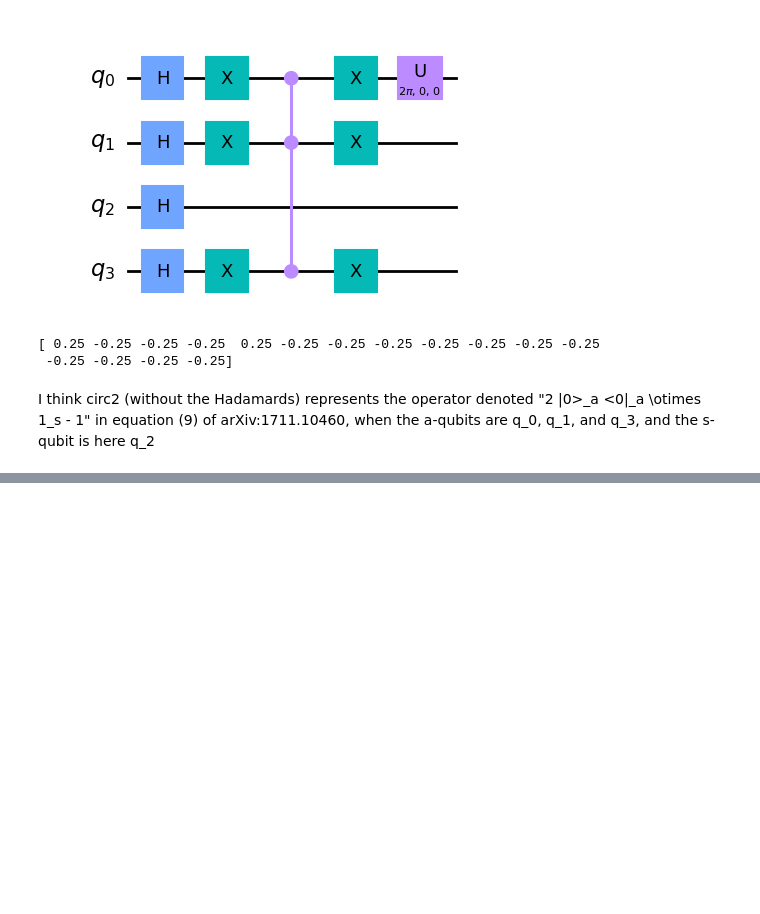
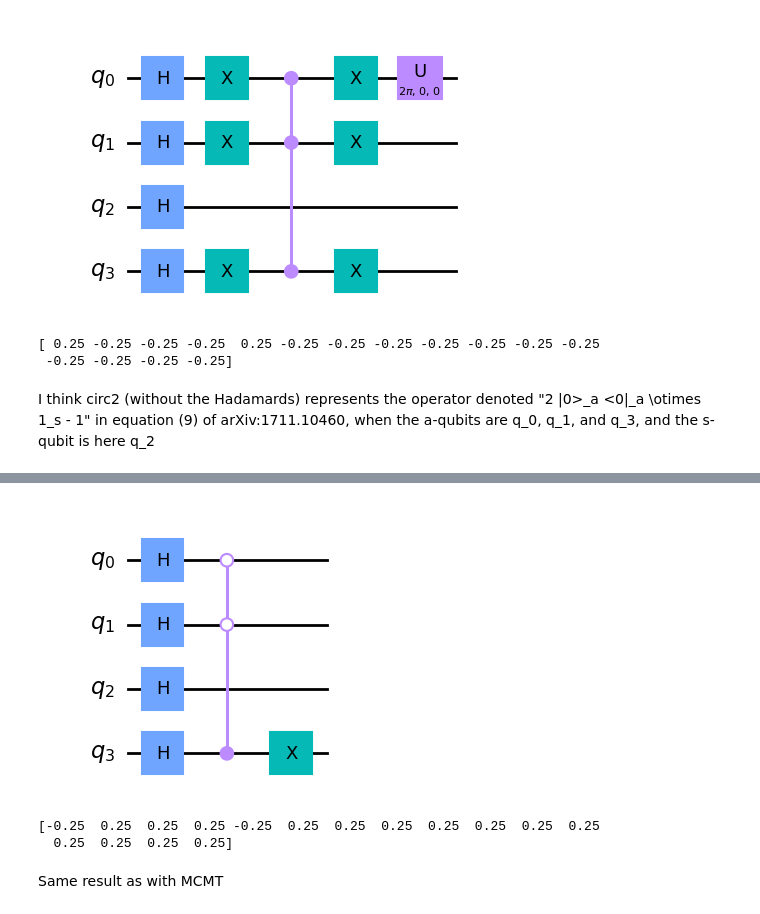
Before and after one commit to galatius/BlockEncoding, a Jupyter notebook: practice.ipynb, the cells around one changed output, grey strips where cells are left out. Saved outputs shown, nothing was run; the diff lists cells and outputs as text; code cells hidden in the pictures; blank space fills up the shorter version.

```diff
--- a/practice.ipynb
+++ b/practice.ipynb
@@ -100,0 +121,15 @@ I think circ2 (without the Hadamards) represents the operator denoted "2 |0>_a <
+# %%
+circ3.x(qubit=3)
+circ3.draw(output='mpl')
+# %% [output]
+[figure, added]
+# %%
+job = backend.run(circ3.decompose().decompose())
+result = job.result()
+statevector_result = np.real_if_close(np.array(result.data()['statevector']))
+print(statevector_result)
+# %% [output]
+[-0.25  0.25  0.25  0.25 -0.25  0.25  0.25  0.25  0.25  0.25  0.25  0.25
+  0.25  0.25  0.25  0.25]
+# %% [markdown]
+Same result as with MCMT
```
Also changed, not shown: parts of 6 cells of this notebook.
